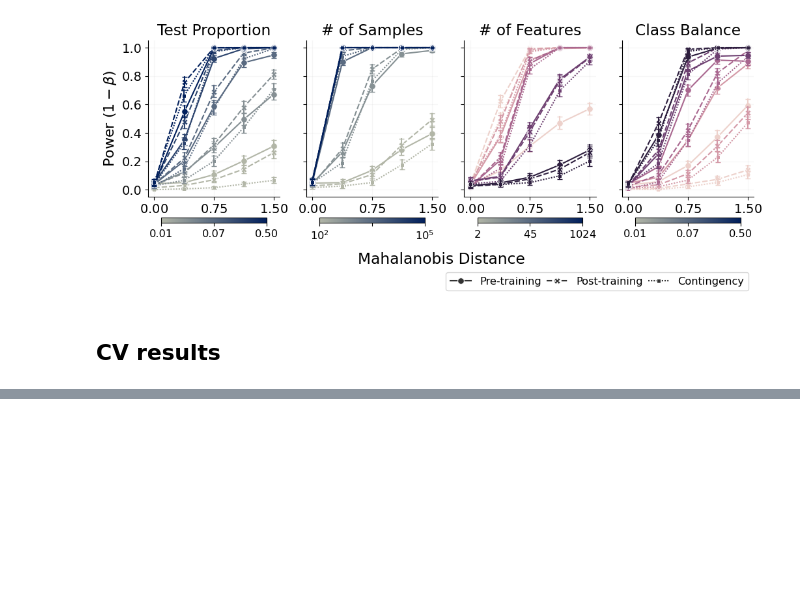
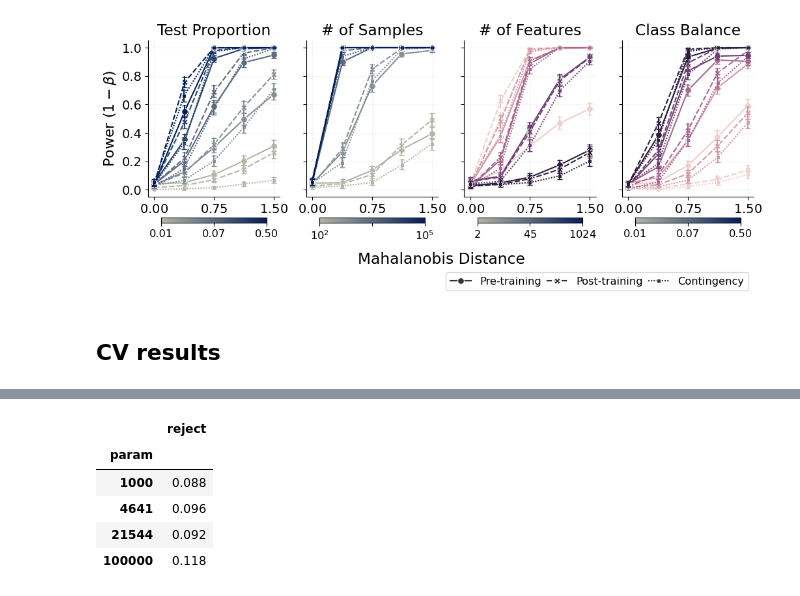
Before and after one commit to jrudoler/permutation-tests, a Jupyter notebook: scratch.ipynb, the cells around one changed output, grey strips where cells are left out. Saved outputs shown, nothing was run; the diff lists cells and outputs as text; code cells hidden in the pictures; blank space fills up the shorter version.

```diff
--- a/scratch.ipynb
+++ b/scratch.ipynb
@@ -624,0 +642,9 @@ IsADirectoryError: [Errno 21] Is a directory: '/home/stat/jrudoler/data/sim_resu
+# %%
+p_under_null.groupby("param").agg({"reject": "mean"})
+# %% [output]
+|  | reject |
+| param |  |
+| 1000 | 0.088 |
+| 4641 | 0.096 |
+| 21544 | 0.092 |
+| 100000 | 0.118 |
```
Also changed, not shown: parts of 22 cells of this notebook, 4 other files.
